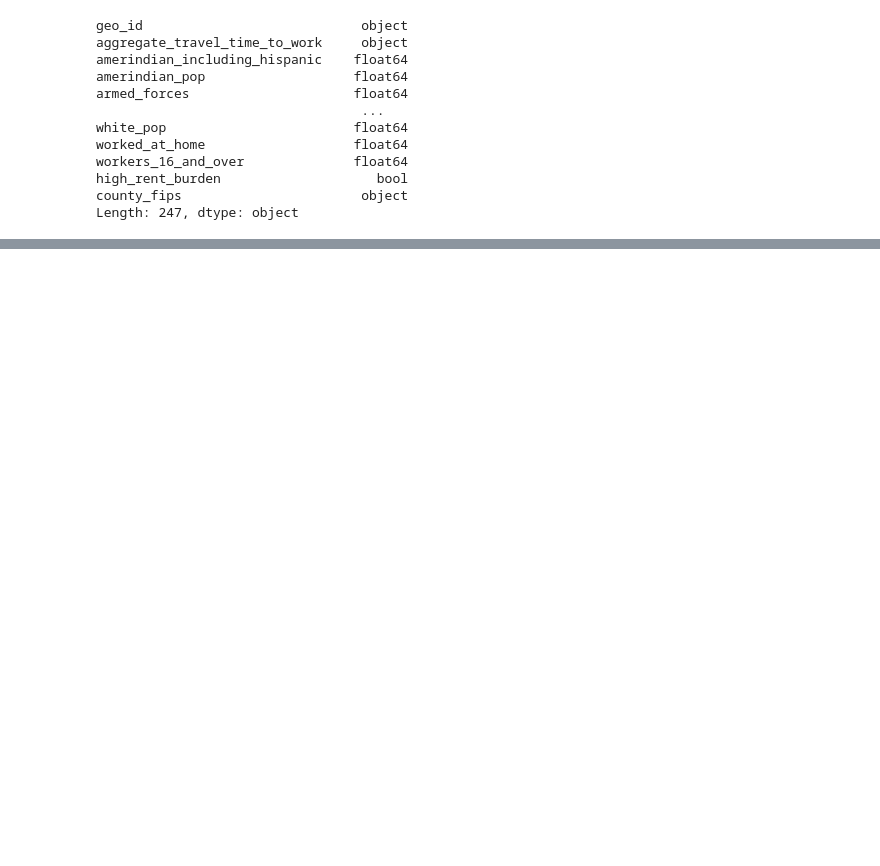
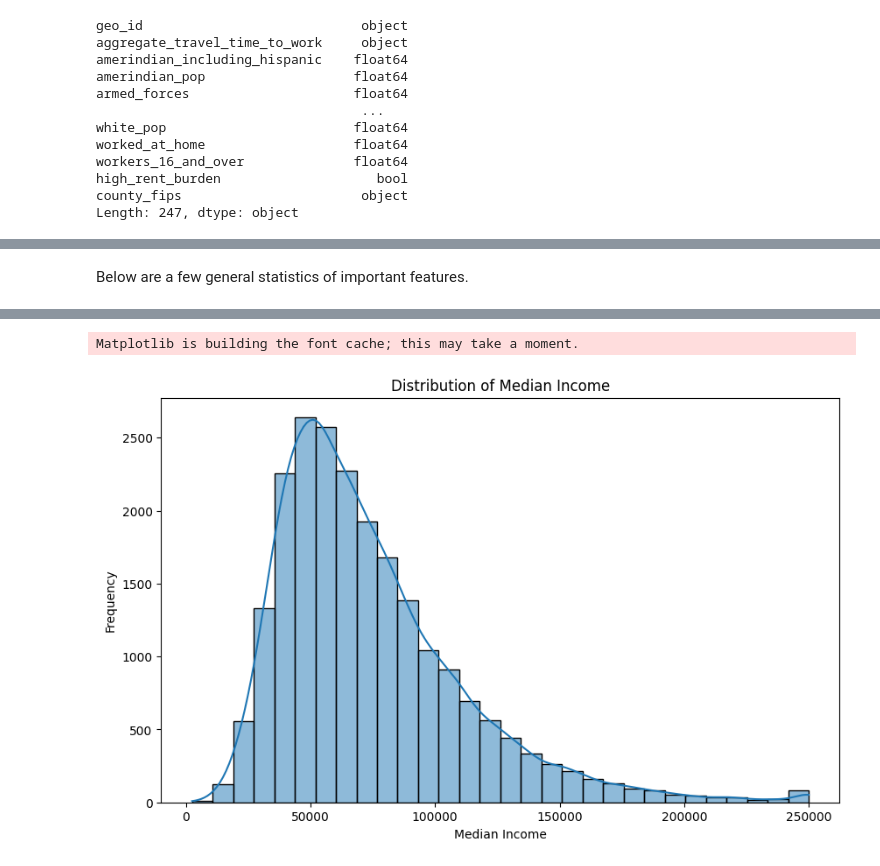
Before and after one commit to KamronAggorURI/Machine-Learning-Final, a Jupyter notebook: notebooks/DP03_EDA.ipynb, the cells around one changed output, grey strips where cells are left out. Saved outputs shown, nothing was run; the diff lists cells and outputs as text; code cells hidden in the pictures; blank space fills up the shorter version.

```diff
--- a/notebooks/DP03_EDA.ipynb
+++ b/notebooks/DP03_EDA.ipynb
@@ -154,0 +206,15 @@ acs_df.replace([np.inf, -np.inf], np.nan, inplace=True)
+# %% [markdown]
+Below are a few general statistics of important features.
+# %%
+# import relevant visualization libraries
+%pip install seaborn matplotlib
+import matplotlib.pyplot as plt
+import seaborn as sns
+# distribution of median income
+plt.figure(figsize=(10, 6))
+sns.histplot(acs_df['median_income'].dropna(), bins=30, kde=True)
+plt.title('Distribution of Median Income')
+plt.xlabel('Median Income')
+plt.ylabel('Frequency')
+plt.show()
+# %% [output]
@@ -154,0 +238,2 @@ acs_df.replace([np.inf, -np.inf], np.nan, inplace=True)
+Matplotlib is building the font cache; this may take a moment.
+[figure, added]
```
Also changed, not shown: parts of 30 cells of this notebook.
